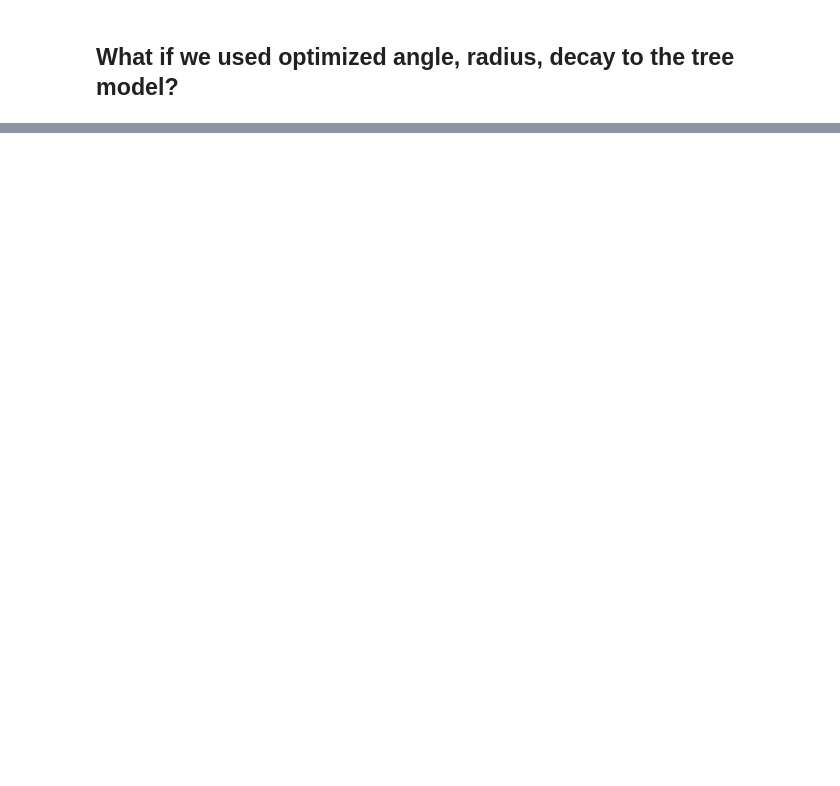
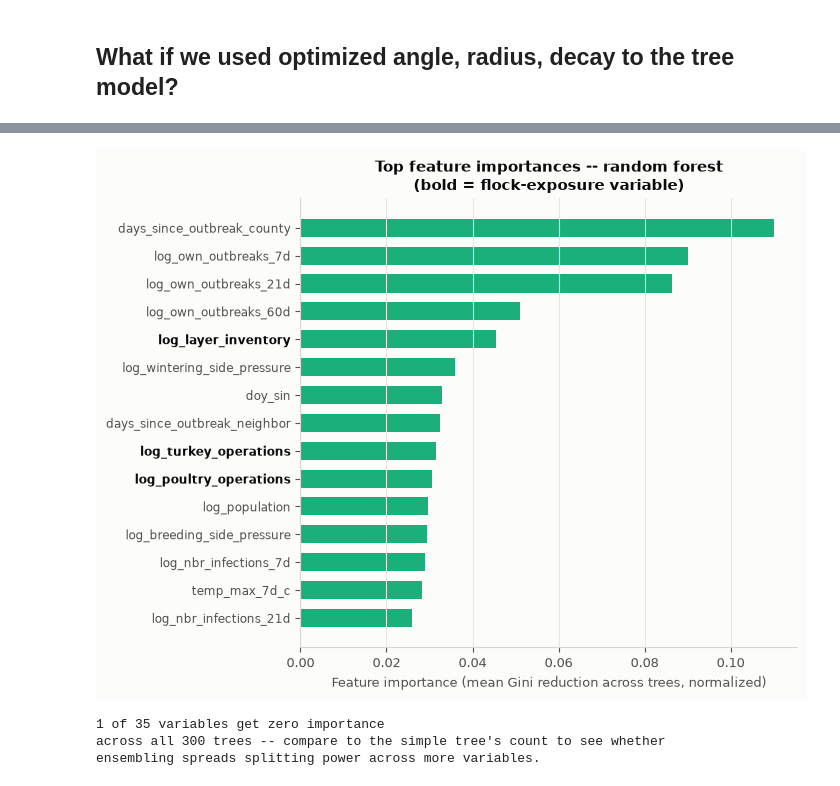
Before and after one commit to NickSanfordCPA/h5n1-capstone, a Jupyter notebook: notebooks/regression_baseline.ipynb, the cells around one changed output, grey strips where cells are left out. Drawn from its saved outputs; the diff is of its cells as text; code cells hidden in the pictures; blank space fills up the shorter version.

```diff
--- a/notebooks/regression_baseline.ipynb
+++ b/notebooks/regression_baseline.ipynb
@@ -1301,0 +1456,36 @@ Top 10 variables, production vs. optimized geometry importance side by side:
+# %%
+# --- top feature importances for the forest --------------------------------------
+# RandomForestClassifier.feature_importances_ is the mean Gini-reduction importance
+# across all trees in the ensemble -- same quantity as the simple tree's, just averaged,
+# so it reads directly against 10.1's chart.
+importances_forest = pd.Series(forest.feature_importances_, index=X_tr_tree.columns).sort_values(ascending=False)
+top_n_forest = importances_forest[importances_forest > 0].head(15)
+
+is_flock_forest = top_n_forest.index.isin(flock_log_cols)
+
+fig, ax = plt.subplots(figsize=(7.2, 5.6))
+ypos = np.arange(len(top_n_forest))
+ax.barh(ypos, top_n_forest.values, color=AQUA, height=0.65)
+
+ax.set_yticks(ypos)
+labels = ax.set_yticklabels(top_n_forest.index, fontsize=8.5)
+for label, flock in zip(labels, is_flock_forest):
+    if flock:
+        label.set_fontweight("bold")
+        label.set_color(INK)
+
+ax.invert_yaxis()   # largest importance at top
+ax.set(xlabel="Feature importance (mean Gini reduction across trees, normalized)",
+       title="Top feature importances -- random forest\n(bold = flock-exposure variable)")
+ax.grid(axis="y", visible=False)
+fig.tight_layout()
+plt.show()
+
+print(f"{(importances_forest == 0).sum()} of {len(importances_forest)} variables get zero importance")
+print("across all 300 trees -- compare to the simple tree's count to see whether")
+print("ensembling spreads splitting power across more variables.")
+# %% [output]
+[figure, added]
+1 of 35 variables get zero importance
+across all 300 trees -- compare to the simple tree's count to see whether
+ensembling spreads splitting power across more variables.
```
Also changed, not shown: parts of 35 cells of this notebook.
